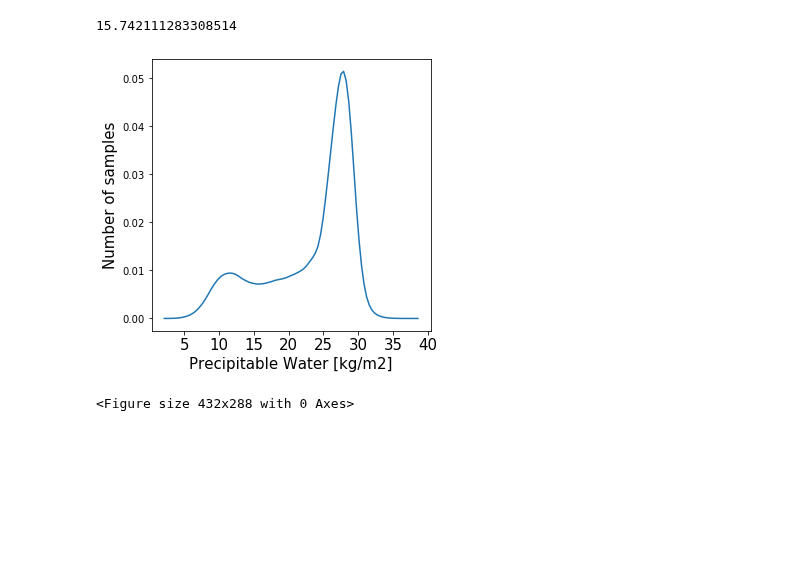
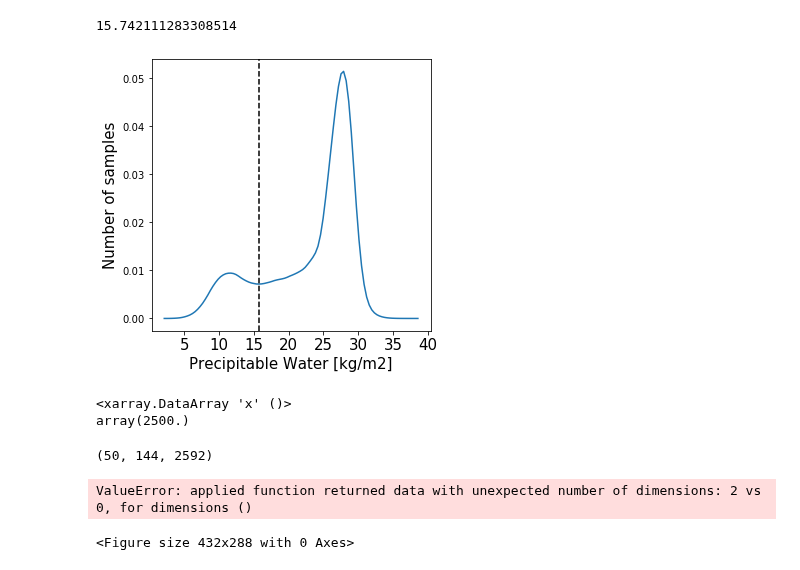
Before and after one commit to tbeucler/2019_WMI, a Jupyter notebook: dev/tbeucler/003_Potential_in_model.ipynb, the cells around one changed output. Cells and saved outputs as stored; diff of their text form; code cells hidden in the pictures; blank space fills up the shorter version.

```diff
--- a/dev/tbeucler/003_Potential_in_model.ipynb
+++ b/dev/tbeucler/003_Potential_in_model.ipynb
@@ -122,12 +123,27 @@ bin_mid = 0.5*(bin_edges[:-1]+bin_edges[1:])
 # %%
 plt.figure(figsize=(5,5))
 
 ax = plt.subplot(111)
 ax.plot(bin_mid,field_hist/np.sum(field_hist))
+ax.axvline(x=a,color='k',linestyle='--')
 plt.xlabel('Precipitable Water [kg/m2]',fontsize=fz)
 plt.ylabel('Number of samples',fontsize=fz)
 
 for tick in ax.xaxis.get_major_ticks():
     tick.label.set_fontsize(fz)
 # %% [output]
-[figure, old version]
+[figure, new version]
+# %%
+dx = PW300.x[1]-PW300.x[0]
+print(dx)
+# %% [output]
+<xarray.DataArray 'x' ()>
+array(2500.)
+# %%
+PW300.prw[:50,:,:].shape
+# %% [output]
+(50, 144, 2592)
+# %%
+WMI_LC = calc_WMI(PW300.prw[:50,:,:],dx,CRH_sep=None,slices=1,circle=False)
+# %% [output]
+ValueError: applied function returned data with unexpected number of dimensions: 2 vs 0, for dimensions ()
```
Also changed, not shown: parts of 3 cells of this notebook.
